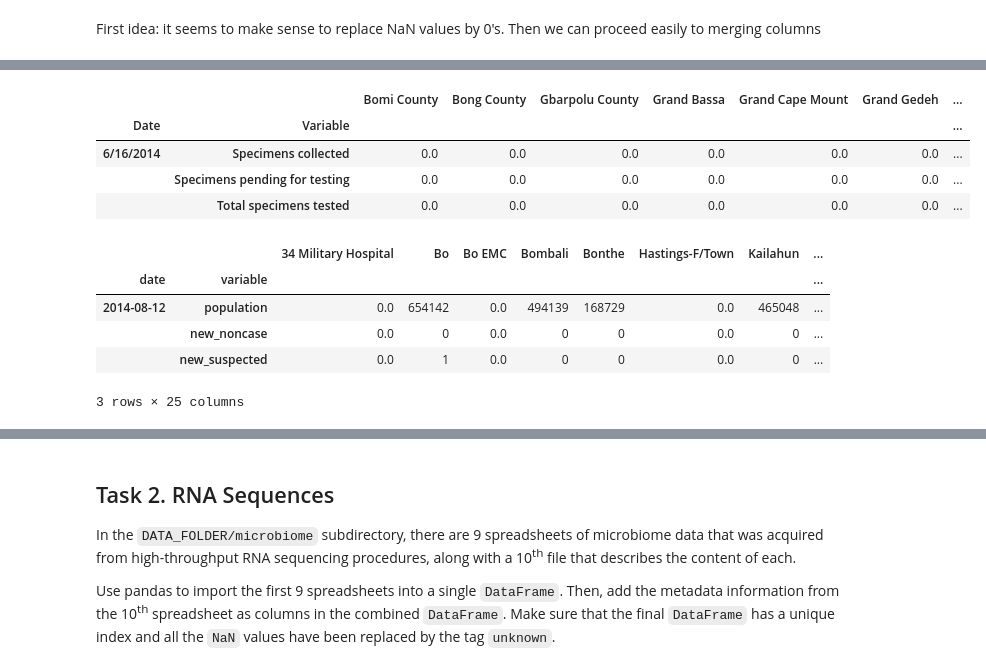
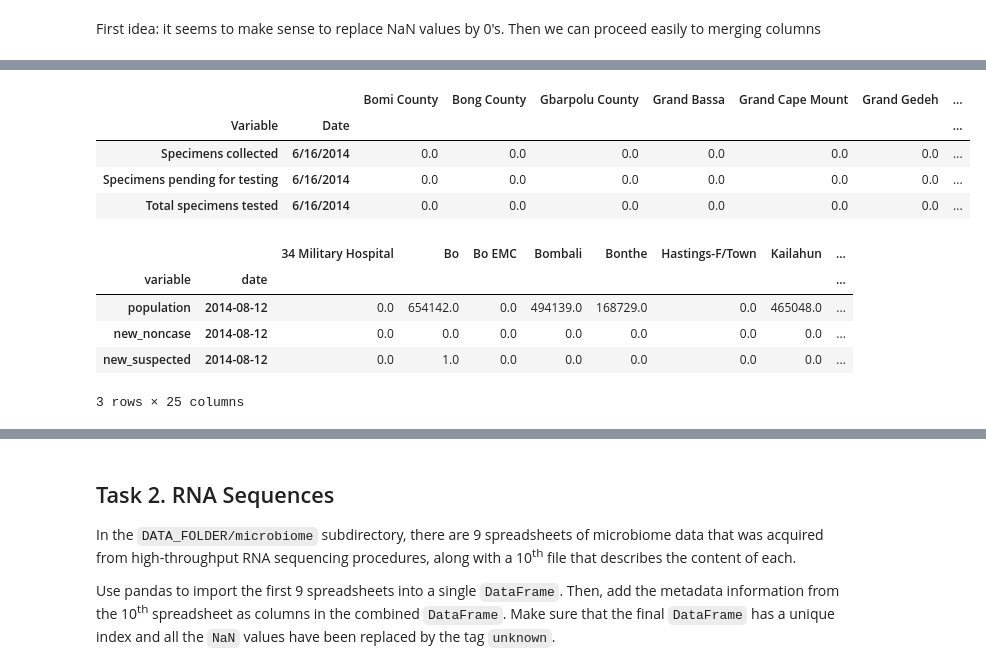
Before and after one commit to IsaacLeimgruber/ADA_labs_repo, a Jupyter notebook: 01 - Pandas and Data Wrangling/Homework 1_isaac.ipynb, the cells around one changed output, grey strips where cells are left out. Cells and saved outputs as stored; diff of their text form; code cells hidden in the pictures.

```diff
--- a/01 - Pandas and Data Wrangling/Homework 1_isaac.ipynb
+++ b/01 - Pandas and Data Wrangling/Homework 1_isaac.ipynb
@@ -99,6 +111,6 @@ guinea_data_indexed.head(3)
 3 rows × 23 columns
 # %%
-liberia_data_indexed = liberia_data.set_index(['Date', 'Variable'])
+liberia_data_indexed = liberia_data.set_index(['Variable', 'Date'])
 liberia_data_indexed.head(3)
 # %% [output]
 |  |  | Bomi County | Bong County | Gbarpolu County | Grand Bassa | Grand Cape Mount | Grand Gedeh | ... |
@@ -134,20 +149,22 @@ guinea_data_indexed.head(3)
 3 rows × 23 columns
 # %%
+liberia_data_indexed = liberia_data_indexed.apply(pd.to_numeric, errors = 'coerce')
 liberia_data_indexed.fillna(0, inplace=True)
 liberia_data_indexed.head(3)
 # %% [output]
 |  |  | Bomi County | Bong County | Gbarpolu County | Grand Bassa | Grand Cape Mount | Grand Gedeh | ... |
-| Date | Variable |  |  |  |  |  |  | ... |
-| 6/16/2014 | Specimens collected | 0.0 | 0.0 | 0.0 | 0.0 | 0.0 | 0.0 | ... |
-|  | Specimens pending for testing | 0.0 | 0.0 | 0.0 | 0.0 | 0.0 | 0.0 | ... |
-|  | Total specimens tested | 0.0 | 0.0 | 0.0 | 0.0 | 0.0 | 0.0 | ... |
+| Variable | Date |  |  |  |  |  |  | ... |
+| Specimens collected | 6/16/2014 | 0.0 | 0.0 | 0.0 | 0.0 | 0.0 | 0.0 | ... |
+| Specimens pending for testing | 6/16/2014 | 0.0 | 0.0 | 0.0 | 0.0 | 0.0 | 0.0 | ... |
+| Total specimens tested | 6/16/2014 | 0.0 | 0.0 | 0.0 | 0.0 | 0.0 | 0.0 | ... |
 # %%
+sl_data_indexed = sl_data_indexed.apply(pd.to_numeric, errors = 'coerce')
 sl_data_indexed.fillna(0, inplace=True)
 sl_data_indexed.head(3)
 # %% [output]
 |  |  | 34 Military Hospital | Bo | Bo EMC | Bombali | Bonthe | Hastings-F/Town | Kailahun | ... |
-| date | variable |  |  |  |  |  |  |  | ... |
-| 2014-08-12 | population | 0.0 | 654142 | 0.0 | 494139 | 168729 | 0.0 | 465048 | ... |
-|  | new_noncase | 0.0 | 0 | 0.0 | 0 | 0 | 0.0 | 0 | ... |
-|  | new_suspected | 0.0 | 1 | 0.0 | 0 | 0 | 0.0 | 0 | ... |
+| variable | date |  |  |  |  |  |  |  | ... |
+| population | 2014-08-12 | 0.0 | 654142.0 | 0.0 | 494139.0 | 168729.0 | 0.0 | 465048.0 | ... |
+| new_noncase | 2014-08-12 | 0.0 | 0.0 | 0.0 | 0.0 | 0.0 | 0.0 | 0.0 | ... |
+| new_suspected | 2014-08-12 | 0.0 | 1.0 | 0.0 | 0.0 | 0.0 | 0.0 | 0.0 | ... |
 3 rows × 25 columns
```
Also changed, not shown: parts of 30 cells of this notebook.
